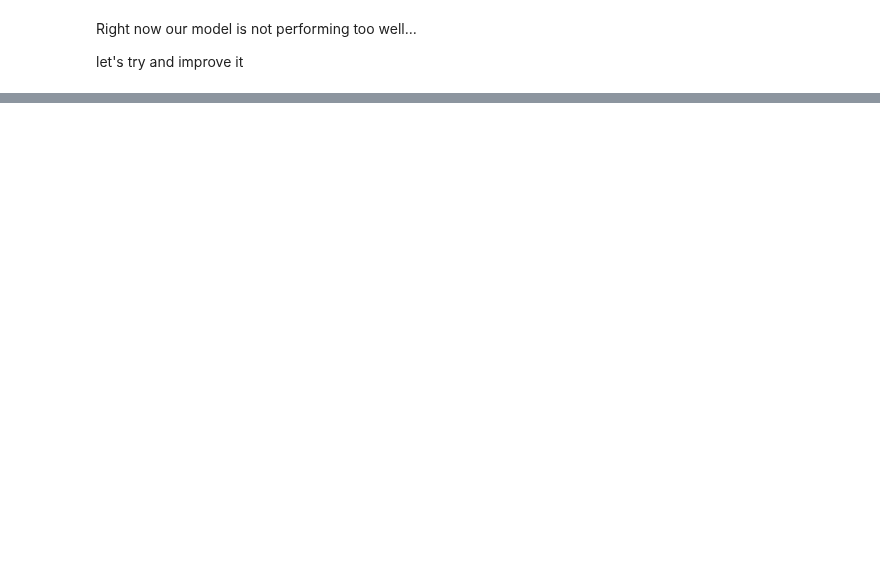
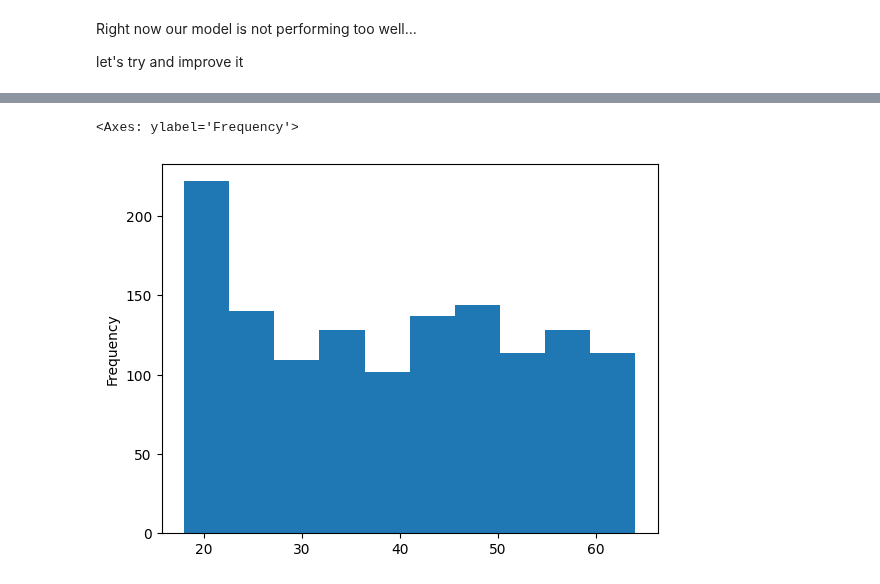
Before and after one commit to LivingstonTardzenyuy/Deep-Learning-with-TensorFlow, a Jupyter notebook: predicting_charges_of_a_patient.ipynb, the cells around one changed output, grey strips where cells are left out. Saved outputs shown, nothing was run; the diff lists cells and outputs as text; code cells hidden in the pictures; blank space fills up the shorter version.

```diff
--- a/predicting_charges_of_a_patient.ipynb
+++ b/predicting_charges_of_a_patient.ipynb
@@ -179,0 +216,7 @@ insurance_model_1.fit(X_train, y_train, epochs=100)
+# %%
+X['age'].plot(
+    kind='hist'
+)
+# %% [output]
+<Axes: ylabel='Frequency'>
+[figure, added]
```
Also changed, not shown: parts of 17 cells of this notebook.
